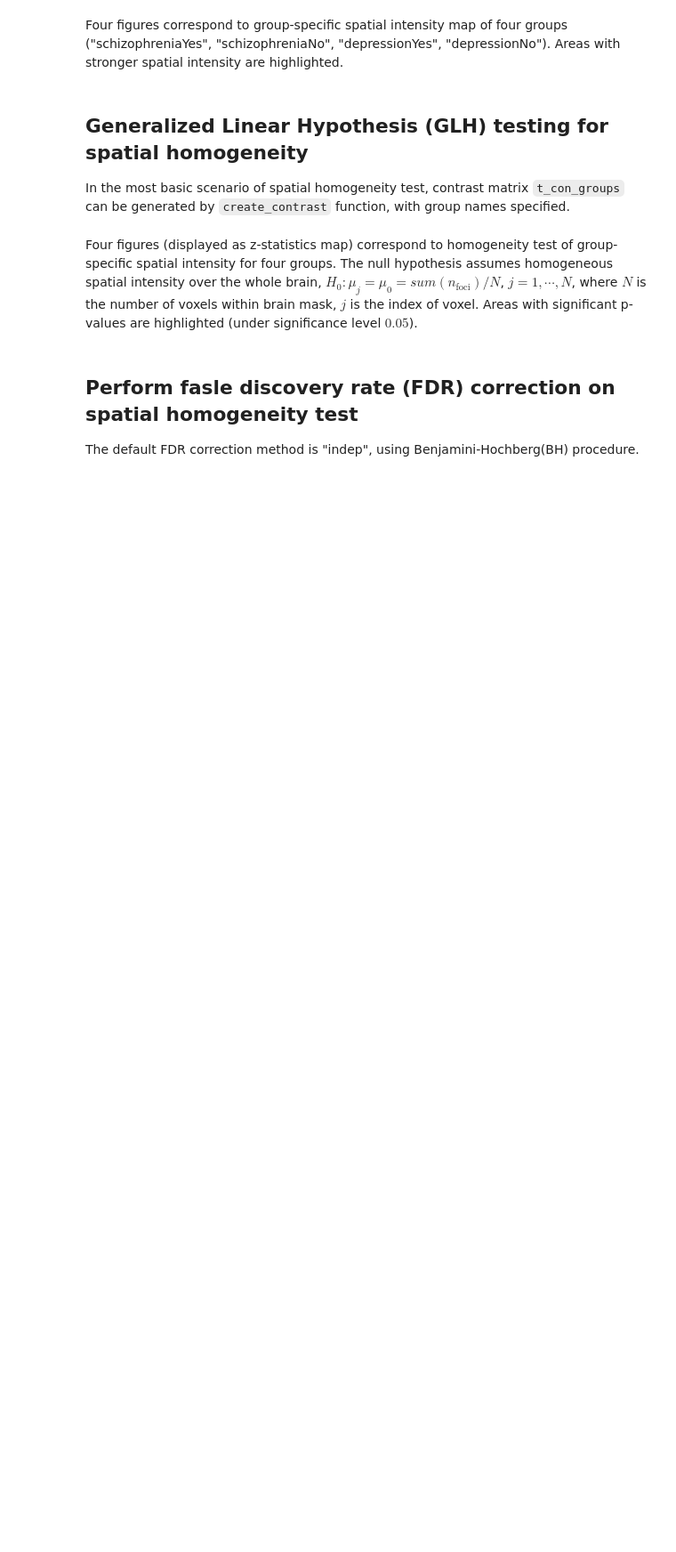
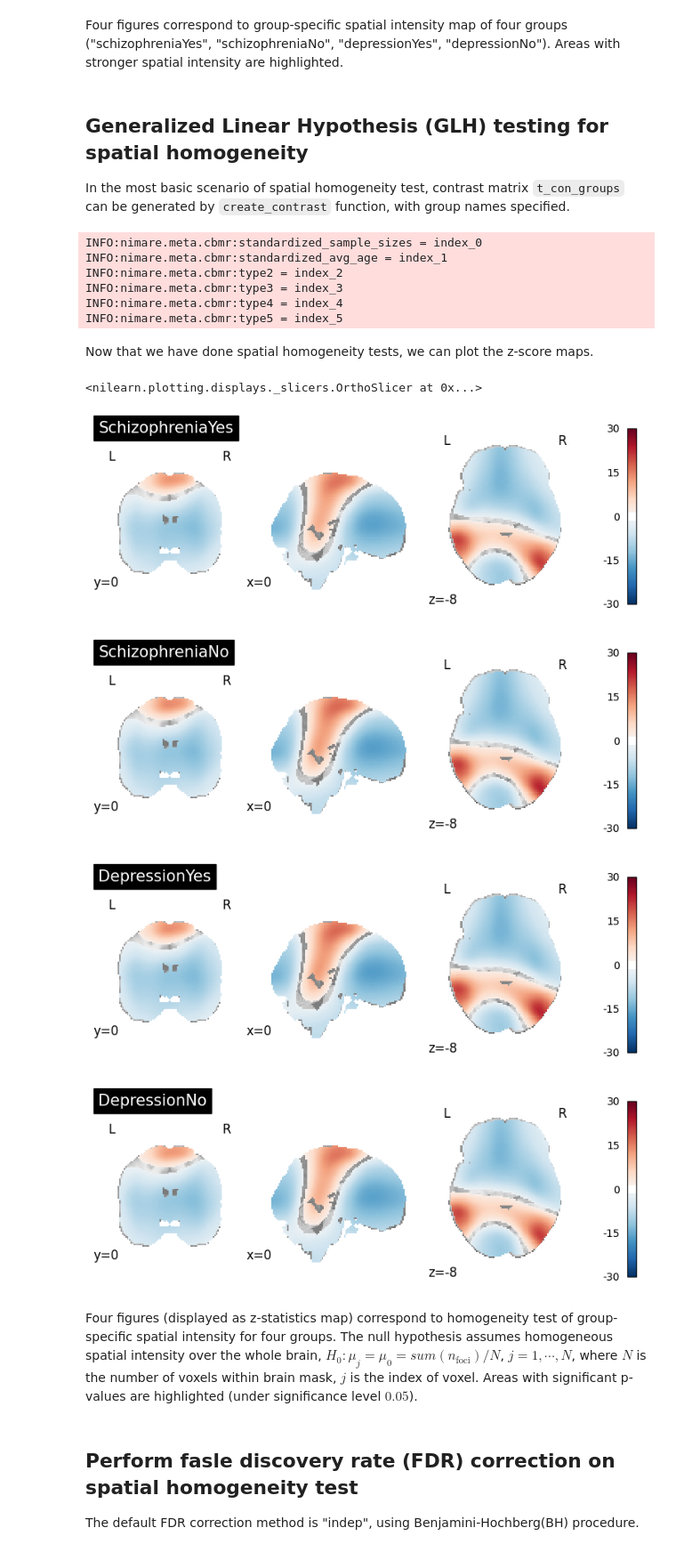
Before and after one commit to neurostuff/NiMARE, a Jupyter notebook: examples/02_meta-analyses/10_plot_cbmr.ipynb, the cells around one changed output. Shown at 89% size. Cells and saved outputs as stored; diff of their text form; code cells hidden in the pictures; blank space fills up the shorter version.

```diff
--- a/examples/02_meta-analyses/10_plot_cbmr.ipynb
+++ b/examples/02_meta-analyses/10_plot_cbmr.ipynb
@@ -132,16 +152,25 @@ Areas with stronger spatial intensity are highlighted.
 ## Generalized Linear Hypothesis (GLH) testing for spatial homogeneity
 In the most basic scenario of spatial homogeneity test, contrast matrix `t_con_groups`
 can be generated by `create_contrast` function, with group names specified.
+# %%
+from nimare.meta.cbmr import CBMRInference
+
+inference = CBMRInference(device="cuda")
+inference.fit(result=results)
+t_con_groups = inference.create_contrast(
+    ["SchizophreniaYes", "SchizophreniaNo", "DepressionYes", "DepressionNo"], source="groups"
+)
+contrast_result = inference.transform(t_con_groups=t_con_groups)
+# %% [output]
+INFO:nimare.meta.cbmr:standardized_sample_sizes = index_0
+INFO:nimare.meta.cbmr:standardized_avg_age = index_1
+INFO:nimare.meta.cbmr:type2 = index_2
+INFO:nimare.meta.cbmr:type3 = index_3
+INFO:nimare.meta.cbmr:type4 = index_4
+INFO:nimare.meta.cbmr:type5 = index_5
+# %% [markdown]
+Now that we have done spatial homogeneity tests, we can plot the z-score maps.
 # %%
-from nimare.meta.cbmr import CBMRInference
-
-inference = CBMRInference(device="cuda")
-inference.fit(result=results)
-t_con_groups = inference.create_contrast(
-    ["SchizophreniaYes", "SchizophreniaNo", "DepressionYes", "DepressionNo"], source="groups"
-)
-contrast_result = inference.transform(t_con_groups=t_con_groups)
-
 # generate z-score maps for group-wise spatial homogeneity test
 plot_stat_map(
     contrast_result.get_map("z_group-SchizophreniaYes"),
@@ -150,34 +179,44 @@ plot_stat_map(
     cmap="RdBu_r",
     title="SchizophreniaYes",
     threshold=scipy.stats.norm.isf(0.05),
+    vmax=30,
 )
 
 plot_stat_map(
     contrast_result.get_map("z_group-SchizophreniaNo"),
     cut_coords=[0, 0, -8],
     draw_cross=False,
     cmap="RdBu_r",
     title="SchizophreniaNo",
     threshold=scipy.stats.norm.isf(0.05),
+    vmax=30,
 )
 
 plot_stat_map(
     contrast_result.get_map("z_group-DepressionYes"),
     cut_coords=[0, 0, -8],
     draw_cross=False,
     cmap="RdBu_r",
     title="DepressionYes",
     threshold=scipy.stats.norm.isf(0.05),
+    vmax=30,
 )
 
 plot_stat_map(
     contrast_result.get_map("z_group-DepressionNo"),
     cut_coords=[0, 0, -8],
     draw_cross=False,
     cmap="RdBu_r",
     title="DepressionNo",
     threshold=scipy.stats.norm.isf(0.05),
+    vmax=30,
 )
+# %% [output]
+<nilearn.plotting.displays._slicers.OrthoSlicer at 0x...>
+[figure, added]
+[figure, added]
+[figure, added]
+[figure, added]
 # %% [markdown]
 Four figures (displayed as z-statistics map) correspond to homogeneity test of
 group-specific spatial intensity for four groups. The null hypothesis assumes
```
Also changed, not shown: parts of 17 cells of this notebook, 2 other files.
